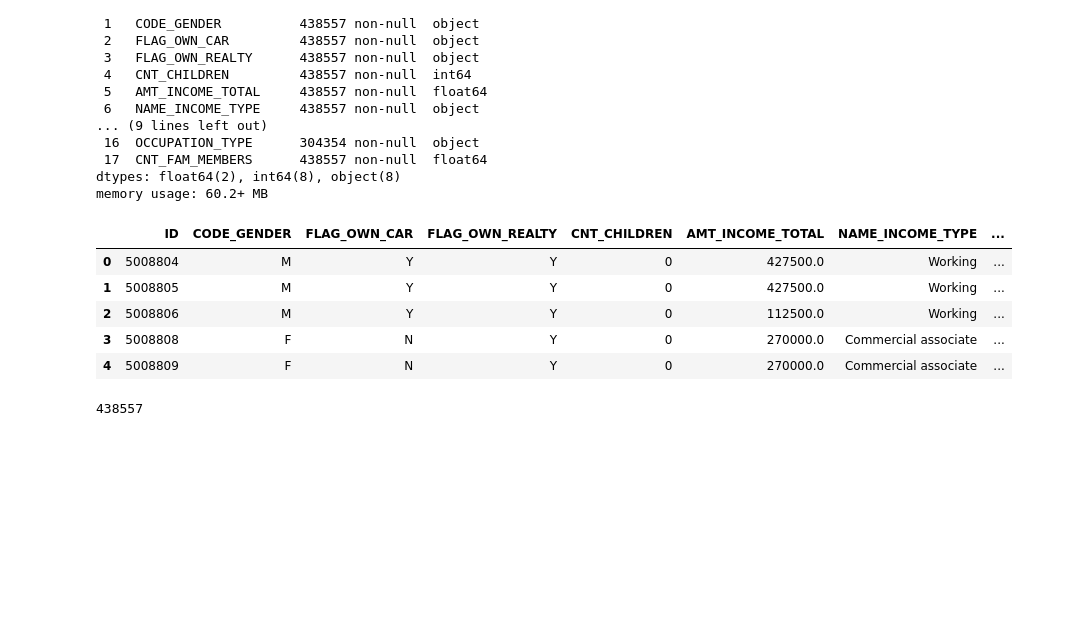
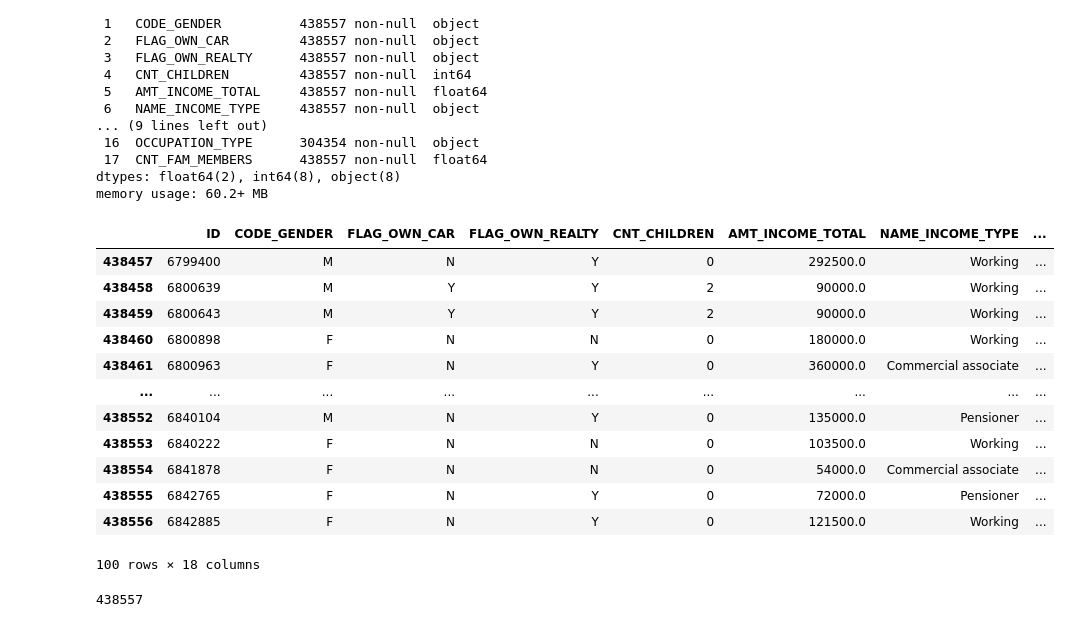
Before and after one commit to lglerdoe/ml_capstone, a Jupyter notebook: Data Wrangling & Exploration Capstone.ipynb, the cells around one changed output. Drawn from its saved outputs; the diff is of its cells as text; code cells hidden in the pictures; blank space fills up the shorter version.

```diff
--- a/Data Wrangling & Exploration Capstone.ipynb
+++ b/Data Wrangling & Exploration Capstone.ipynb
@@ -33,14 +55,21 @@ Data columns (total 18 columns):
 dtypes: float64(2), int64(8), object(8)
 memory usage: 60.2+ MB
 # %%
-application_record.head()
+application_record.tail(100)
 # %% [output]
 |  | ID | CODE_GENDER | FLAG_OWN_CAR | FLAG_OWN_REALTY | CNT_CHILDREN | AMT_INCOME_TOTAL | NAME_INCOME_TYPE | ... |
-| 0 | 5008804 | M | Y | Y | 0 | 427500.0 | Working | ... |
-| 1 | 5008805 | M | Y | Y | 0 | 427500.0 | Working | ... |
-| 2 | 5008806 | M | Y | Y | 0 | 112500.0 | Working | ... |
-| 3 | 5008808 | F | N | Y | 0 | 270000.0 | Commercial associate | ... |
-| 4 | 5008809 | F | N | Y | 0 | 270000.0 | Commercial associate | ... |
+| 438457 | 6799400 | M | N | Y | 0 | 292500.0 | Working | ... |
+| 438458 | 6800639 | M | Y | Y | 2 | 90000.0 | Working | ... |
+| 438459 | 6800643 | M | Y | Y | 2 | 90000.0 | Working | ... |
+| 438460 | 6800898 | F | N | N | 0 | 180000.0 | Working | ... |
+| 438461 | 6800963 | F | N | Y | 0 | 360000.0 | Commercial associate | ... |
+| ... | ... | ... | ... | ... | ... | ... | ... | ... |
+| 438552 | 6840104 | M | N | Y | 0 | 135000.0 | Pensioner | ... |
+| 438553 | 6840222 | F | N | N | 0 | 103500.0 | Working | ... |
+| 438554 | 6841878 | F | N | N | 0 | 54000.0 | Commercial associate | ... |
+| 438555 | 6842765 | F | N | Y | 0 | 72000.0 | Pensioner | ... |
+| 438556 | 6842885 | F | N | Y | 0 | 121500.0 | Working | ... |
+100 rows × 18 columns
 # %%
 len(application_record)
 # %% [output]
```
Also changed, not shown: parts of 12 cells of this notebook, 2 other files.
